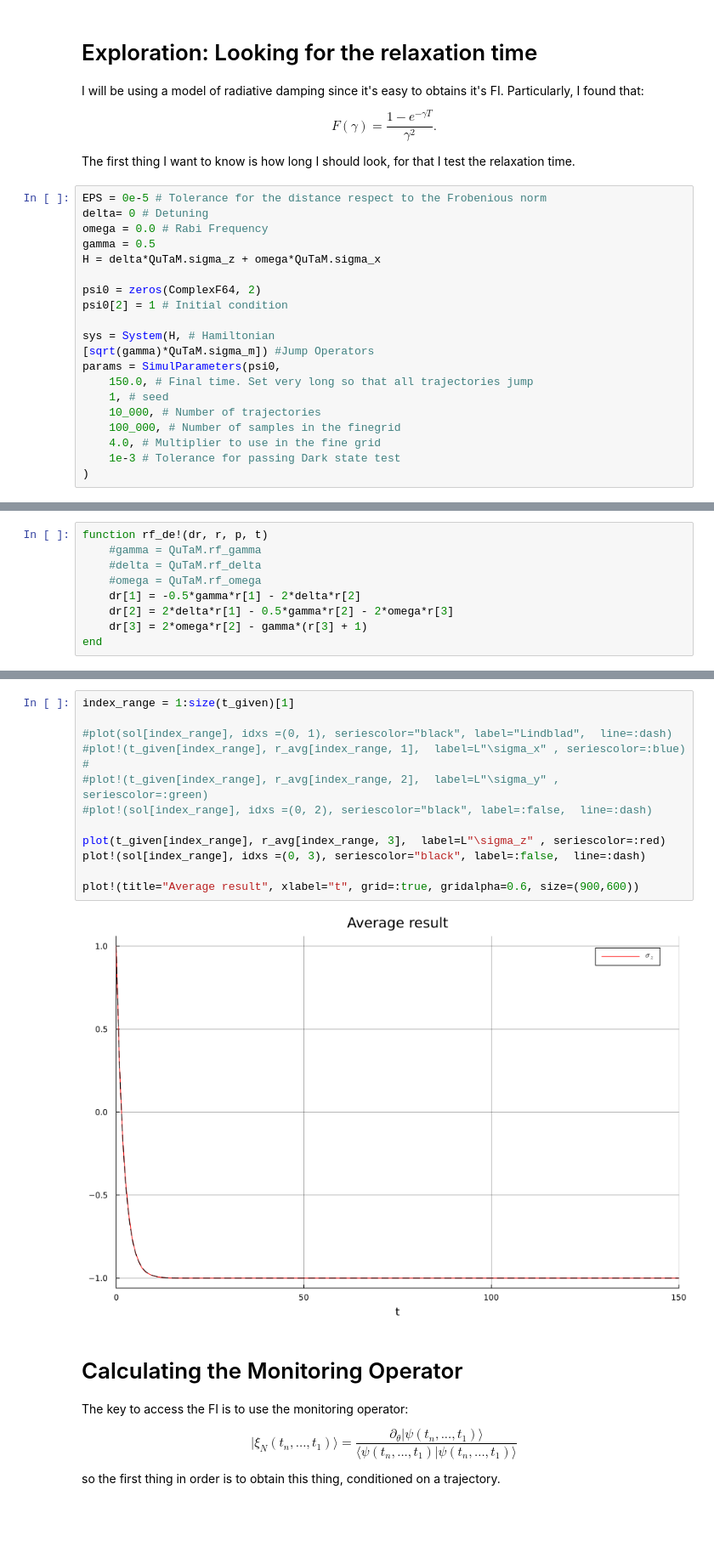
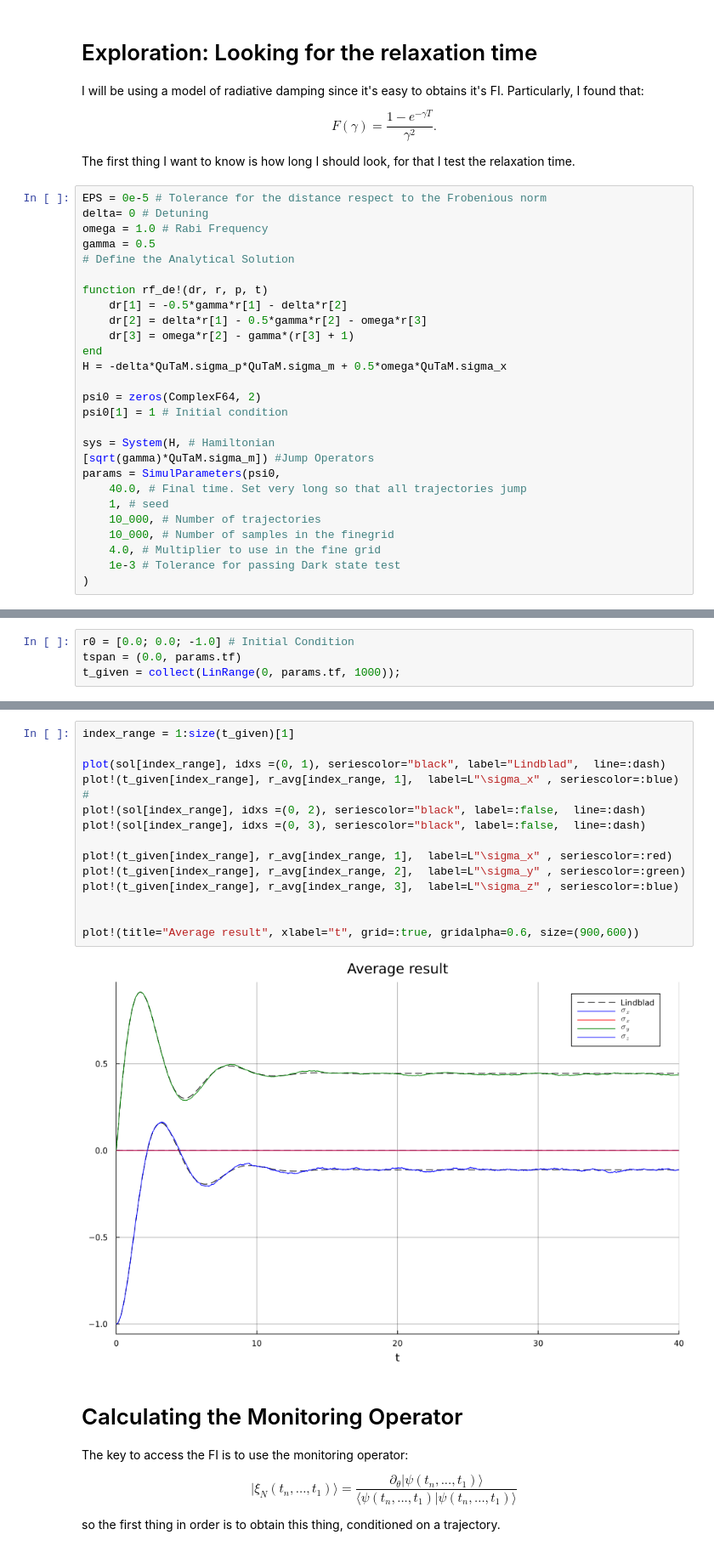
Before and after one commit to Ste1nb0cK/QuTaM.jl, a Jupyter notebook: notebooks/FisherInformation.ipynb, the cells around one changed output, grey strips where cells are left out. Shown at 85% size. Cells and saved outputs as stored; diff of their text form; blank space fills up the shorter version.

Commit message:
Fixing error in the drive-qubit example and adding experimental monitoring operator functions

```diff
--- a/notebooks/FisherInformation.ipynb
+++ b/notebooks/FisherInformation.ipynb
@@ -35,20 +43,27 @@ The first thing I want to know is how long I should look, for that I test the re
 # %%
 EPS = 0e-5 # Tolerance for the distance respect to the Frobenious norm
 delta= 0 # Detuning
-omega = 0.0 # Rabi Frequency
+omega = 1.0 # Rabi Frequency
 gamma = 0.5
-H = delta*QuTaM.sigma_z + omega*QuTaM.sigma_x
+# Define the Analytical Solution
+
+function rf_de!(dr, r, p, t)
+    dr[1] = -0.5*gamma*r[1] - delta*r[2]
+    dr[2] = delta*r[1] - 0.5*gamma*r[2] - omega*r[3]
+    dr[3] = omega*r[2] - gamma*(r[3] + 1)
+end
+H = -delta*QuTaM.sigma_p*QuTaM.sigma_m + 0.5*omega*QuTaM.sigma_x
 
 psi0 = zeros(ComplexF64, 2)
-psi0[2] = 1 # Initial condition
+psi0[1] = 1 # Initial condition
 
 sys = System(H, # Hamiltonian
 [sqrt(gamma)*QuTaM.sigma_m]) #Jump Operators
 params = SimulParameters(psi0,
-    150.0, # Final time. Set very long so that all trajectories jump
+    40.0, # Final time. Set very long so that all trajectories jump
     1, # seed
     10_000, # Number of trajectories
-    100_000, # Number of samples in the finegrid
+    10_000, # Number of samples in the finegrid
     4.0, # Multiplier to use in the fine grid
     1e-3 # Tolerance for passing Dark state test
 )
@@ -63,10 +78 @@ dt=0.006
 eps=0.001)
-# %%
-function rf_de!(dr, r, p, t)
-    #gamma = QuTaM.rf_gamma
-    #delta = QuTaM.rf_delta
-    #omega = QuTaM.rf_omega
-    dr[1] = -0.5*gamma*r[1] - 2*delta*r[2]
-    dr[2] = 2*delta*r[1] - 0.5*gamma*r[2] - 2*omega*r[3]
-    dr[3] = 2*omega*r[2] - gamma*(r[3] + 1)
-end
@@ -81,0 +79,4 @@ sol = solve(prob, reltol = 1e-6, saveat = t_given);
+# %%
+r0 = [0.0; 0.0; -1.0] # Initial Condition
+tspan = (0.0, params.tf)
+t_given = collect(LinRange(0, params.tf, 1000));
@@ -130,18 +159,20 @@ end
 # %%
 index_range = 1:size(t_given)[1]
 
-#plot(sol[index_range], idxs =(0, 1), seriescolor="black", label="Lindblad",  line=:dash)
-#plot!(t_given[index_range], r_avg[index_range, 1],  label=L"\sigma_x" , seriescolor=:blue)
+plot(sol[index_range], idxs =(0, 1), seriescolor="black", label="Lindblad",  line=:dash)
+plot!(t_given[index_range], r_avg[index_range, 1],  label=L"\sigma_x" , seriescolor=:blue)
 #
-#plot!(t_given[index_range], r_avg[index_range, 2],  label=L"\sigma_y" , seriescolor=:green)
-#plot!(sol[index_range], idxs =(0, 2), seriescolor="black", label=:false,  line=:dash)
-
-plot(t_given[index_range], r_avg[index_range, 3],  label=L"\sigma_z" , seriescolor=:red)
+plot!(sol[index_range], idxs =(0, 2), seriescolor="black", label=:false,  line=:dash)
 plot!(sol[index_range], idxs =(0, 3), seriescolor="black", label=:false,  line=:dash)
 
+plot!(t_given[index_range], r_avg[index_range, 1],  label=L"\sigma_x" , seriescolor=:red)
+plot!(t_given[index_range], r_avg[index_range, 2],  label=L"\sigma_y" , seriescolor=:green)
+plot!(t_given[index_range], r_avg[index_range, 3],  label=L"\sigma_z" , seriescolor=:blue)
+
+
 plot!(title="Average result", xlabel="t", grid=:true, gridalpha=0.6, size=(900,600))
 # %% [output]
-[figure, old version]
+[figure, new version]
 # %% [markdown]
 # Calculating the Monitoring Operator
 The key to access the FI is to use the monitoring operator:
```
Also changed, not shown: parts of 18 cells of this notebook, 4 other files.
